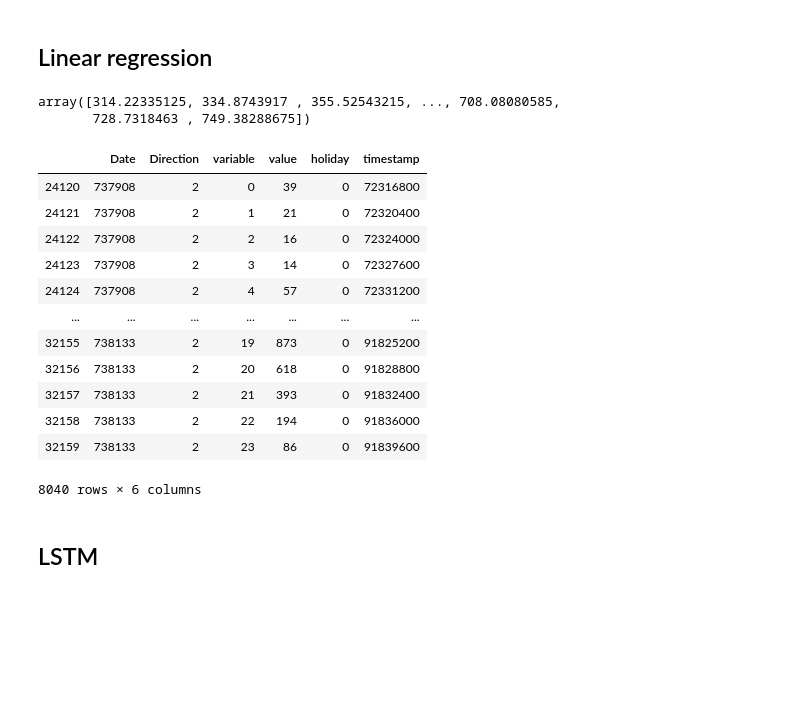
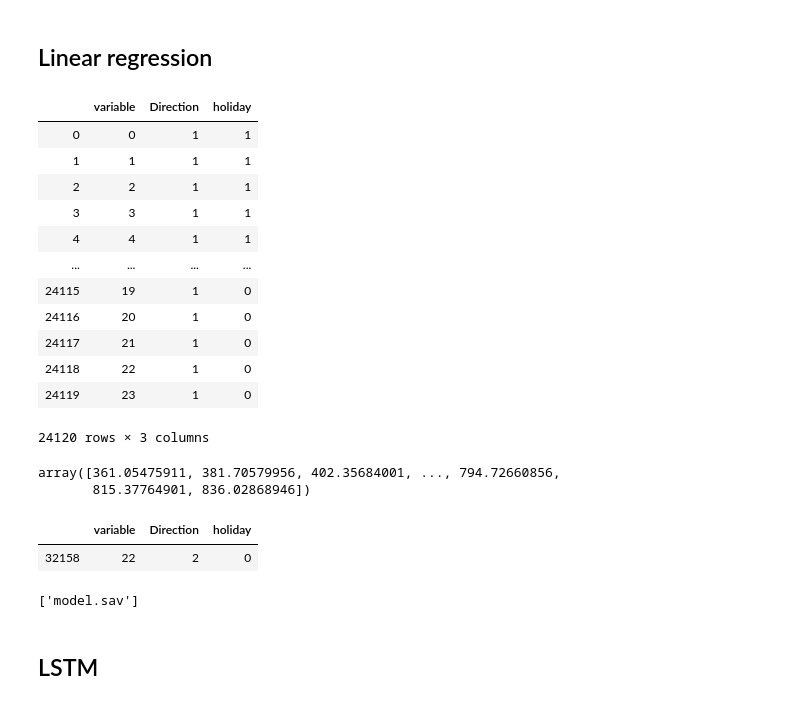
Before and after one commit to albertonietos/helsinki-traffic-prediction, a Jupyter notebook: project.ipynb, the cells around one changed output. Cells and saved outputs as stored; diff of their text form; code cells hidden in the pictures; blank space fills up the shorter version.

Commit message:
MODIFY: linear regression model
Signed-off-by: Jussi Steenari <jussi.steenari@helsinki.fi>

```diff
--- a/project.ipynb
+++ b/project.ipynb
@@ -189,10 +188,27 @@ data['timestamp'] = data['Date'] + data.variable.apply(lambda x: np.timedelta64(
 # %%
 import numpy as np
 from sklearn.model_selection import train_test_split
-column_names = ['Date', 'Direction','variable', 'holiday']
+column_names = ['variable', 'Direction', 'holiday']
 X = data[column_names]
 y = data['value']
 X_train, X_test, y_train, y_test = train_test_split(X, y, test_size=0.25, random_state=1337, shuffle=False)
+# %%
+# Date is irrelevant, what we are interested in is the time of day and whether the day is a holiday
+X_train
+# %% [output]
+|  | variable | Direction | holiday |
+| 0 | 0 | 1 | 1 |
+| 1 | 1 | 1 | 1 |
+| 2 | 2 | 1 | 1 |
+| 3 | 3 | 1 | 1 |
+| 4 | 4 | 1 | 1 |
+| ... | ... | ... | ... |
+| 24115 | 19 | 1 | 0 |
+| 24116 | 20 | 1 | 0 |
+| 24117 | 21 | 1 | 0 |
+| 24118 | 22 | 1 | 0 |
+| 24119 | 23 | 1 | 0 |
+24120 rows × 3 columns
 # %%
 from sklearn.linear_model import LinearRegression
 
@@ -201,24 +217,20 @@ model.fit(X_train, y_train)
 a = model.predict(X_test)
 display(a)
 # %% [output]
-array([314.22335125, 334.8743917 , 355.52543215, ..., 708.08080585,
-       728.7318463 , 749.38288675])
+array([361.05475911, 381.70579956, 402.35684001, ..., 794.72660856,
+       815.37764901, 836.02868946])
-# %%
-data.iloc[y_test.index]
-# %% [output]
-|  | Date | Direction | variable | value | holiday | timestamp |
-| 24120 | 737908 | 2 | 0 | 39 | 0 | 72316800 |
-| 24121 | 737908 | 2 | 1 | 21 | 0 | 72320400 |
-| 24122 | 737908 | 2 | 2 | 16 | 0 | 72324000 |
-| 24123 | 737908 | 2 | 3 | 14 | 0 | 72327600 |
-| 24124 | 737908 | 2 | 4 | 57 | 0 | 72331200 |
-| ... | ... | ... | ... | ... | ... | ... |
-| 32155 | 738133 | 2 | 19 | 873 | 0 | 91825200 |
-| 32156 | 738133 | 2 | 20 | 618 | 0 | 91828800 |
-| 32157 | 738133 | 2 | 21 | 393 | 0 | 91832400 |
-| 32158 | 738133 | 2 | 22 | 194 | 0 | 91836000 |
-| 32159 | 738133 | 2 | 23 | 86 | 0 | 91839600 |
-8040 rows × 6 columns
+# %%
+X_test.iloc[-2:-1]
+# %% [output]
+|  | variable | Direction | holiday |
+| 32158 | 22 | 2 | 0 |
+# %%
+import joblib
+
+filename = 'model.sav'
+joblib.dump(model, filename)
+# %% [output]
+['model.sav']
 # %% [markdown]
 ## LSTM
 # %%
```
Also changed, not shown: parts of 16 cells of this notebook.
